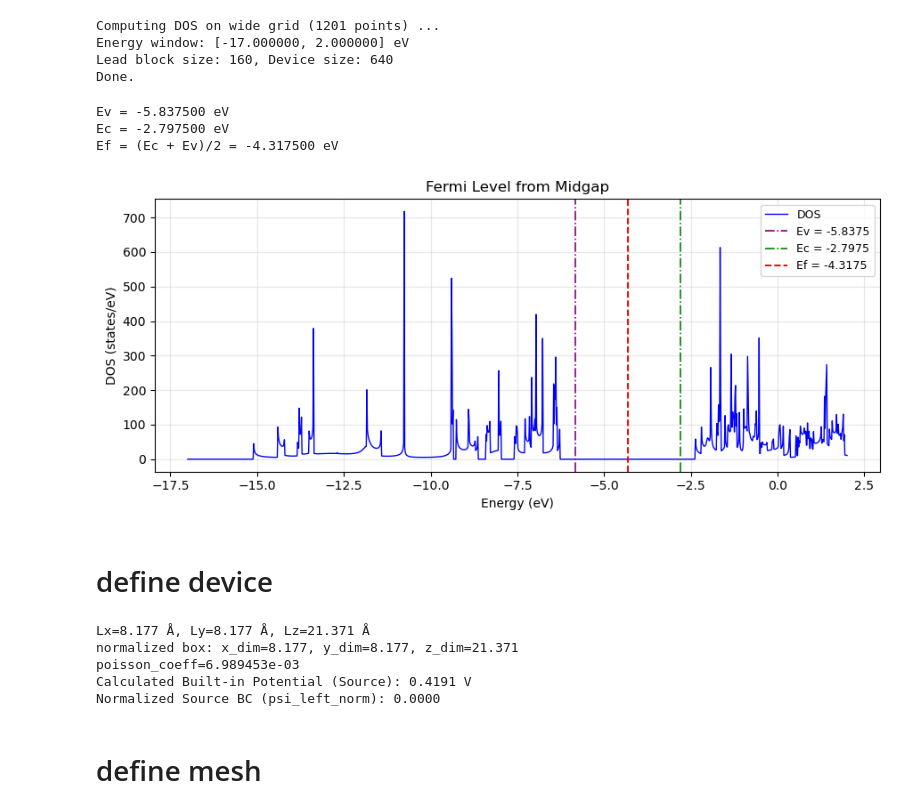
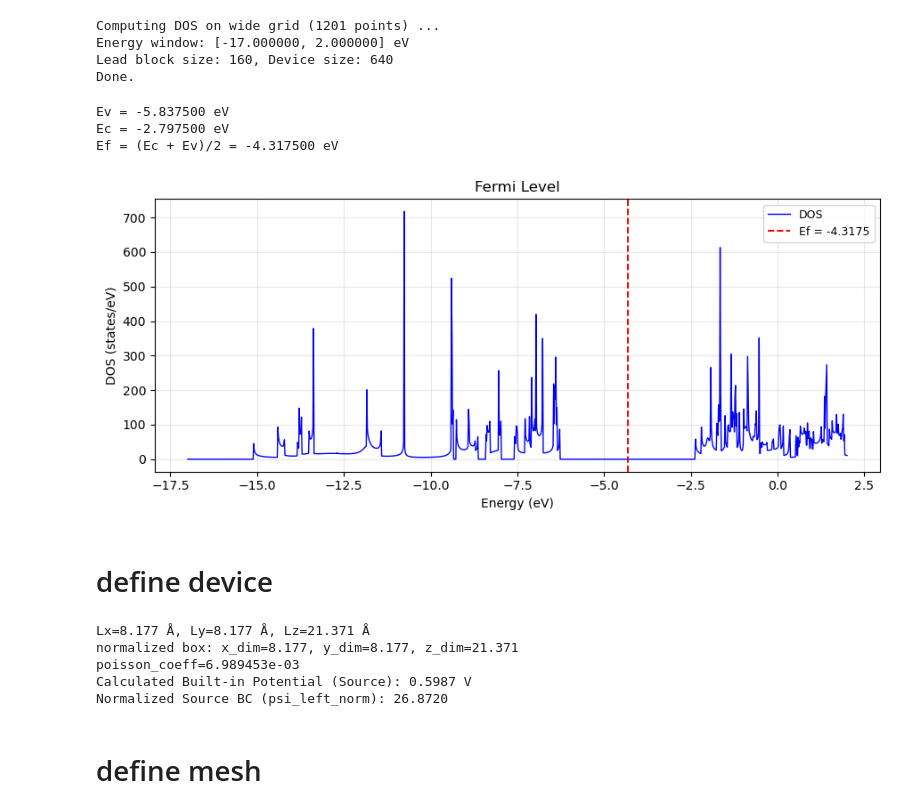
Before and after one commit to nandandiwan/Berkeley-Transport-Simulator, a Jupyter notebook: src/device_sims/device.ipynb, the cells around one changed output. Cells and saved outputs as stored; diff of their text form; code cells hidden in the pictures.

Commit message:
basic device

```diff
--- a/src/device_sims/device.ipynb
+++ b/src/device_sims/device.ipynb
@@ -134,25 +161,10 @@ import multiprocessing as mp
 from concurrent.futures import ProcessPoolExecutor
 from negf.gf.recursive_greens_functions import _recursive_inverse
 
-# Build lead principal-layer blocks once
-nL = sigma_L_ref.shape[1]
 _eta = 1e-6
 _damp = 1e-6
 _tol = 1e-10
 
-H00_L = H_device[:nL, :nL]
-S00_L = S_device[:nL, :nL]
-H01_L = H_device[:nL, nL:2*nL]
-H10_L = H_device[nL:2*nL, :nL]
-S01_L = S_device[:nL, nL:2*nL]
-S10_L = S_device[nL:2*nL, :nL]
-
-H00_R = H_device[-nL:, -nL:]
-S00_R = S_device[-nL:, -nL:]
-H01_R = H_device[-nL:, -2*nL:-nL]
-H10_R = H_device[-2*nL:-nL, -nL:]
-S01_R = S_device[-nL:, -2*nL:-nL]
-S10_R = S_device[-2*nL:-nL, -nL:]
 
 # Wide integration window to capture deep valence states
 E_grid = np.linspace(-17.0, 2.0, 1201)
@@ -188,7 +200,7 @@ def _dos_one(i):
 
     return float(-np.imag(res[-1]) / np.pi)
 
-_nproc = min(16, mp.cpu_count())
+_nproc = 16
 _ctx = mp.get_context("fork")
 with ProcessPoolExecutor(max_workers=_nproc, mp_context=_ctx) as ex:
     dos_list = list(ex.map(_dos_one, range(len(E_grid)), chunksize=max(1, len(E_grid)//(_nproc*4))))
@@ -228,37 +240,37 @@ if in_seg:
 
 # Use widest interior gap
 n = len(E_grid)
 interior = [(a, b) for (a, b) in segments if a > int(0.03 * n) and b < int(0.97 * n)]
 if not interior:
     raise RuntimeError("No interior bandgap found.")
 
 a, b = max(interior, key=lambda t: t[1] - t[0])
 Ev = float(E_grid[a - 1])
 Ec = float(E_grid[b + 1])
 Ef_negf = 0.5 * (Ev + Ec)
 
 print(f"Ev = {Ev:.6f} eV")
 print(f"Ec = {Ec:.6f} eV")
 print(f"Ef = (Ec + Ev)/2 = {Ef_negf:.6f} eV")
 
 # Simple plot
 plt.figure(figsize=(9, 4))
 plt.plot(E_grid, 2 * dos_negf, "b-", lw=1, label="DOS")
-plt.axvline(Ev, color="purple", ls="-.", lw=1.2, label=f"Ev = {Ev:.4f}")
-plt.axvline(Ec, color="green", ls="-.", lw=1.2, label=f"Ec = {Ec:.4f}")
+# plt.axvline(Ev, color="purple", ls="-.", lw=1.2, label=f"Ev = {Ev:.4f}")
+# plt.axvline(Ec, color="green", ls="-.", lw=1.2, label=f"Ec = {Ec:.4f}")
 plt.axvline(Ef_negf, color="r", ls="--", lw=1.4, label=f"Ef = {Ef_negf:.4f}")
 plt.xlabel("Energy (eV)")
 plt.ylabel("DOS (states/eV)")
-plt.title("Fermi Level from Midgap")
+plt.title("Fermi Level")
 plt.grid(True, alpha=0.3)
 plt.legend(fontsize=9)
 plt.tight_layout()
 plt.show()
 # %% [output]
 Ev = -5.837500 eV
 Ec = -2.797500 eV
 Ef = (Ec + Ev)/2 = -4.317500 eV
-[figure, old version]
+[figure, new version]
 # %% [markdown]
 # define device
 # %%
@@ -272,14 +284,14 @@ L_0 = 1.0e-10        # length scale (m), i.e. 1 Å
 N_0 = 1e24           # density scale (m^-3)
 
 # doping
-Nd_physical_val = 1.0e23  # 1e17 cm^-3 (Source/Drain)
+Nd_physical_val = 1.0e26  # 1e20 cm^-3 (Source/Drain)
 ni_physical_val = 1.0e16
 #Na_physical_val = 2.0e23  # 2e17 cm^-3 (Bulk)
 Nd_val = Nd_physical_val / N_0
 #Na_val = Na_physical_val / N_0
 phi_bi = V_0 * np.log(Nd_physical_val / ni_physical_val)
 
-psi_left_norm = phi_bi / V_0
+
 # constants
 q = 1.609e-19
 eps_0 = 8.854e-12
@@ -306,8 +318,8 @@ Nz = 30
 # material property
 eps_si_rel = 11.7
 
-V_applied_left = 0
-V_applied_right = -3.0
+V_applied_left = 0.1 + phi_bi
+V_applied_right = 0 + phi_bi
 psi_left_norm = V_applied_left / V_0
 psi_right_norm = V_applied_right / V_0
 
@@ -321,8 +333,8 @@ print(f"Normalized Source BC (psi_left_norm): {psi_left_norm:.4f}")
 Lx=8.177 Å, Ly=8.177 Å, Lz=21.371 Å
 normalized box: x_dim=8.177, y_dim=8.177, z_dim=21.371
 poisson_coeff=6.989453e-03
-Calculated Built-in Potential (Source): 0.4191 V
-Normalized Source BC (psi_left_norm): 0.0000
+Calculated Built-in Potential (Source): 0.5987 V
+Normalized Source BC (psi_left_norm): 26.8720
 # %% [markdown]
 # define mesh
 # %%
```
Also changed, not shown: parts of 21 cells of this notebook, 4 other files.
